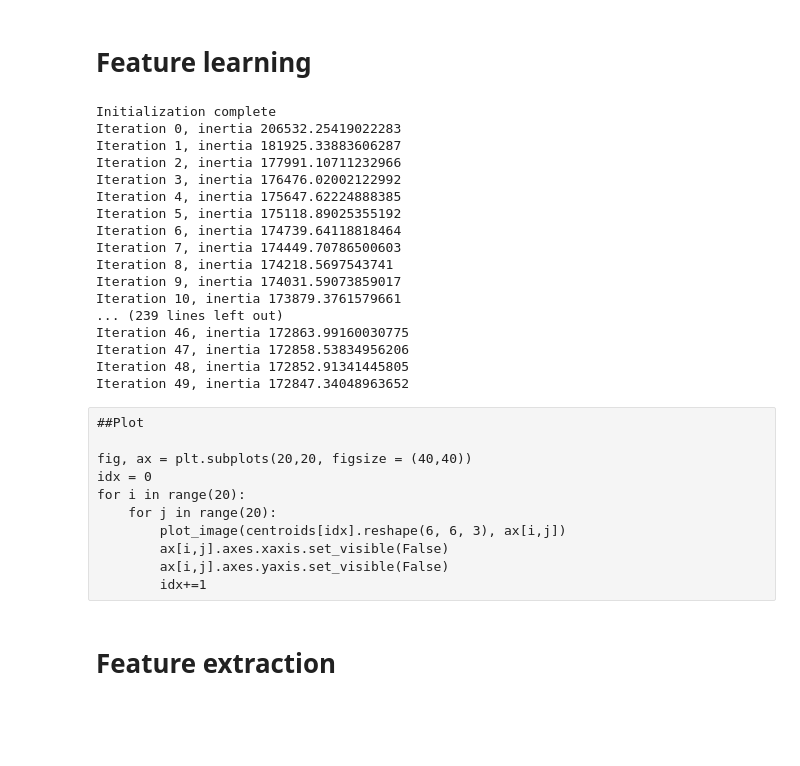
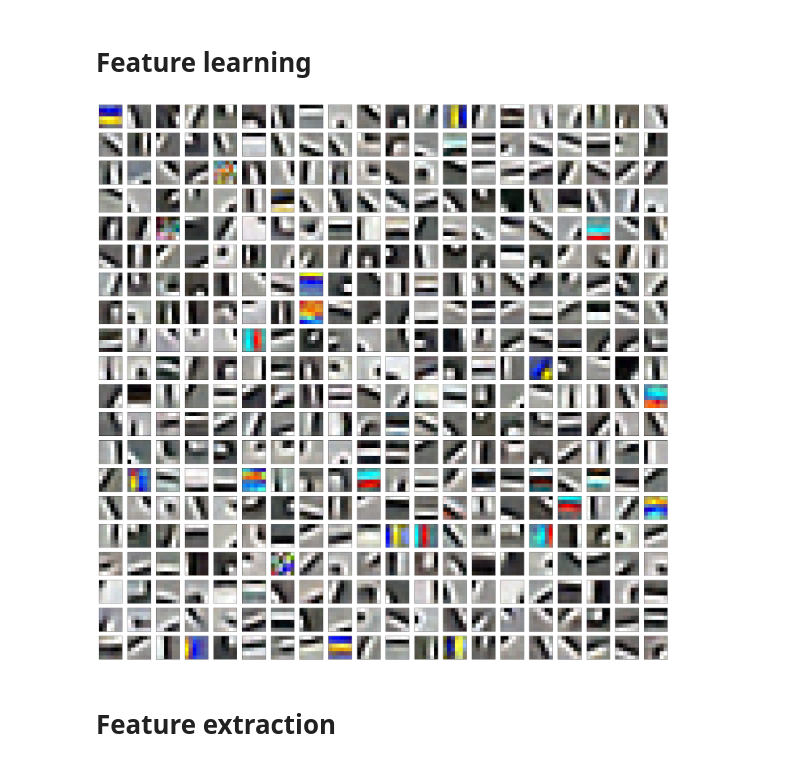
Before and after one commit to sandertom/KernelMethodsMVA, a Jupyter notebook: patch_kmeans.ipynb, the cells around one changed output. Cells and saved outputs as stored; diff of their text form; code cells hidden in the pictures; blank space fills up the shorter version.

```diff
--- a/patch_kmeans.ipynb
+++ b/patch_kmeans.ipynb
@@ -76,36 +79,21 @@ patches = extract_patches(X_tot, 200000, 6)
 patches, M, P = whiten_patches(patches)
 # %%
 ##Cluster
-labels, centroids = cluster_patches(patches, 400)
+#centroids, labels = cluster_patches(patches, 100)
+centroids = kmeans_centroids(patches, num_centroids = 400, n_iter = 50)
-# %% [output]
-Initialization complete
-Iteration 0, inertia 206532.25419022283
-Iteration 1, inertia 181925.33883606287
-Iteration 2, inertia 177991.10711232966
-Iteration 3, inertia 176476.02002122992
-Iteration 4, inertia 175647.62224888385
-Iteration 5, inertia 175118.89025355192
-Iteration 6, inertia 174739.64118818464
-Iteration 7, inertia 174449.70786500603
-Iteration 8, inertia 174218.5697543741
-Iteration 9, inertia 174031.59073859017
-Iteration 10, inertia 173879.3761579661
-... (239 lines left out)
-Iteration 46, inertia 172863.99160030775
-Iteration 47, inertia 172858.53834956206
-Iteration 48, inertia 172852.91341445805
-Iteration 49, inertia 172847.34048963652
-# %% [raw]
-##Plot
-
-fig, ax = plt.subplots(20,20, figsize = (40,40))
-idx = 0
-for i in range(20):
-    for j in range(20):
-        plot_image(centroids[idx].reshape(6, 6, 3), ax[i,j])
-        ax[i,j].axes.xaxis.set_visible(False)
-        ax[i,j].axes.yaxis.set_visible(False)
-        idx+=1
+# %%
+##Plot the centroids
+
+fig, ax = plt.subplots(20,20, figsize = (40,40))
+idx = 0
+for i in range(20):
+    for j in range(20):
+        plot_image(centroids[idx].reshape(6, 6, 3), ax[i,j])
+        ax[i,j].axes.xaxis.set_visible(False)
+        ax[i,j].axes.yaxis.set_visible(False)
+        idx+=1
+# %% [output]
+[figure, added]
 # %% [markdown]
 # Feature extraction
 # %%
```
Also changed, not shown: parts of 21 cells of this notebook, 6 other files.
